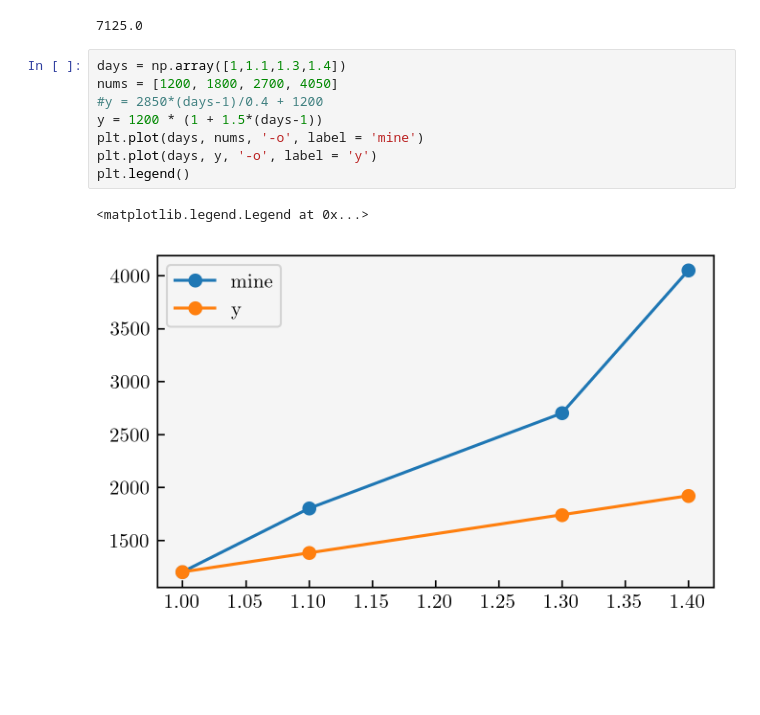
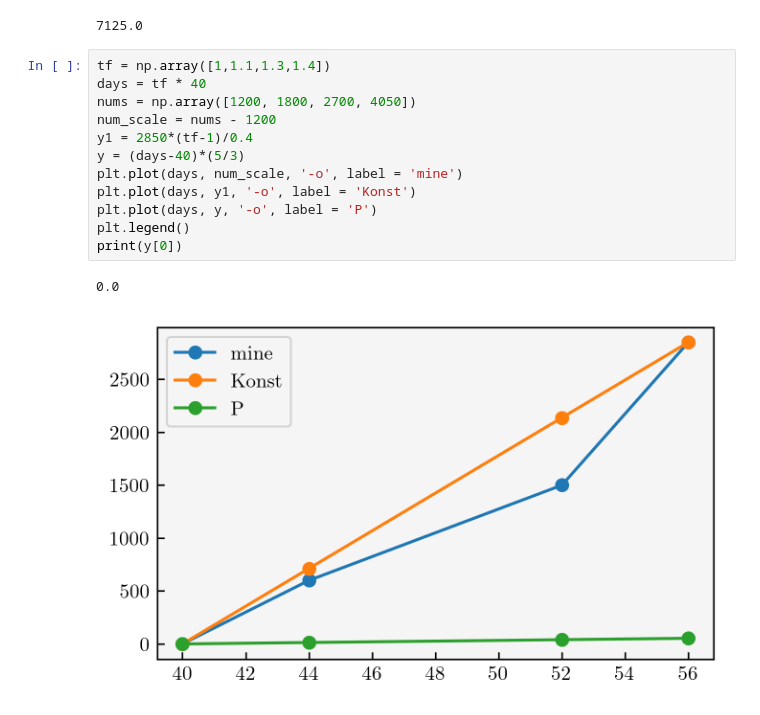
Before and after one commit to KKilmetis8/tde_comparison, a Jupyter notebook: LOG_test_photo.ipynb, the cells around one changed output. Drawn from its saved outputs; the diff is of its cells as text; blank space fills up the shorter version.

```diff
--- a/LOG_test_photo.ipynb
+++ b/LOG_test_photo.ipynb
@@ -72,13 +72,17 @@ print(2850/0.4)
 # %% [output]
 7125.0
 # %%
-days = np.array([1,1.1,1.3,1.4])
-nums = [1200, 1800, 2700, 4050]
-#y = 2850*(days-1)/0.4 + 1200
-y = 1200 * (1 + 1.5*(days-1))
-plt.plot(days, nums, '-o', label = 'mine')
-plt.plot(days, y, '-o', label = 'y')
+tf = np.array([1,1.1,1.3,1.4])
+days = tf * 40
+nums = np.array([1200, 1800, 2700, 4050])
+num_scale = nums - 1200
+y1 = 2850*(tf-1)/0.4
+y = (days-40)*(5/3)
+plt.plot(days, num_scale, '-o', label = 'mine')
+plt.plot(days, y1, '-o', label = 'Konst')
+plt.plot(days, y, '-o', label = 'P')
 plt.legend()
+print(y[0])
 # %% [output]
-<matplotlib.legend.Legend at 0x...>
+0.0
-[figure, old version]
+[figure, new version]
```
Also changed, not shown: parts of 1 cell of this notebook, 11 other files.
